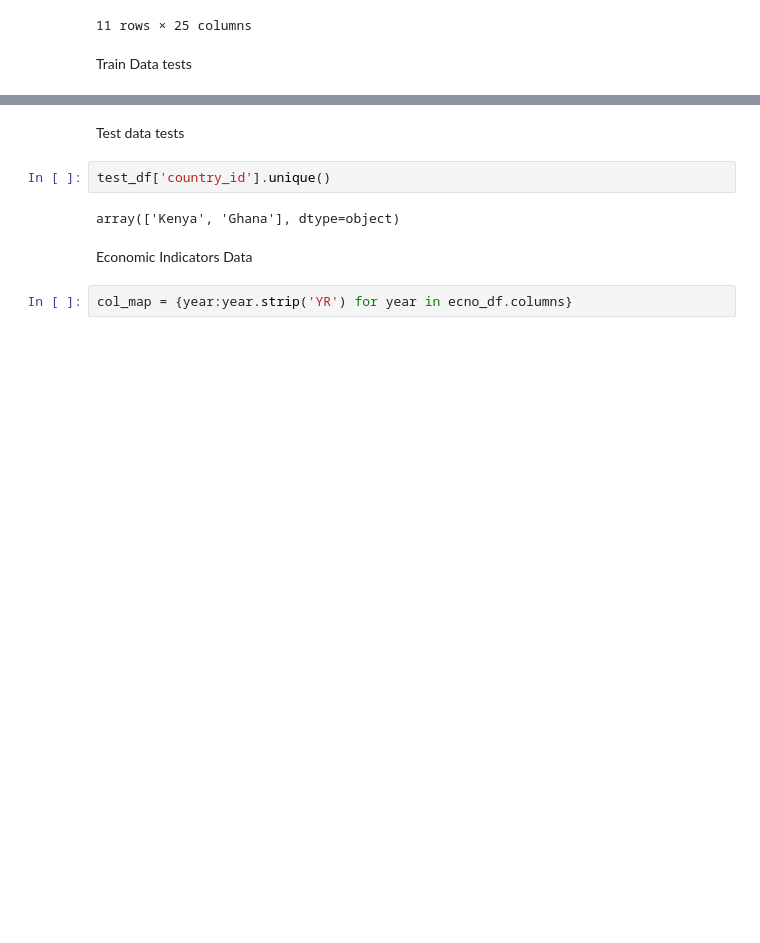
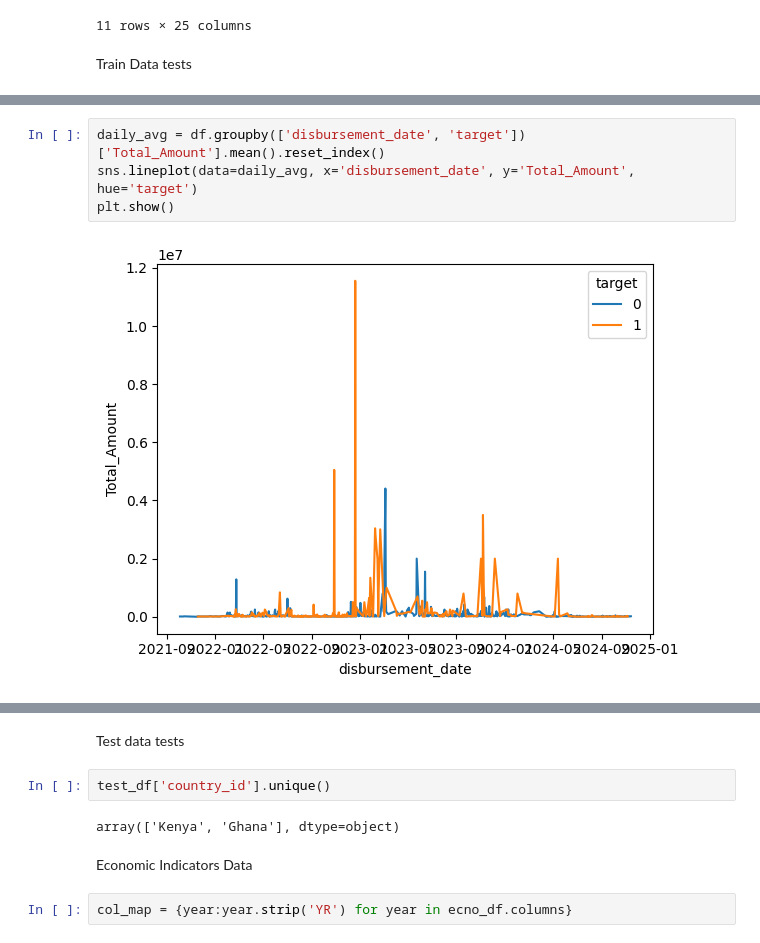
Before and after one commit to MakalaMabotja/credit-default-prediction, a Jupyter notebook: experiments/1-eda.ipynb, the cells around one changed output, grey strips where cells are left out. Cells and saved outputs as stored; diff of their text form; blank space fills up the shorter version.

```diff
--- a/experiments/1-eda.ipynb
+++ b/experiments/1-eda.ipynb
@@ -513,0 +521,6 @@ Train Data tests
+# %%
+daily_avg = df.groupby(['disbursement_date', 'target'])['Total_Amount'].mean().reset_index()
+sns.lineplot(data=daily_avg, x='disbursement_date', y='Total_Amount', hue='target')
+plt.show()
+# %% [output]
+[figure, added]
```
Also changed, not shown: parts of 37 cells of this notebook.
